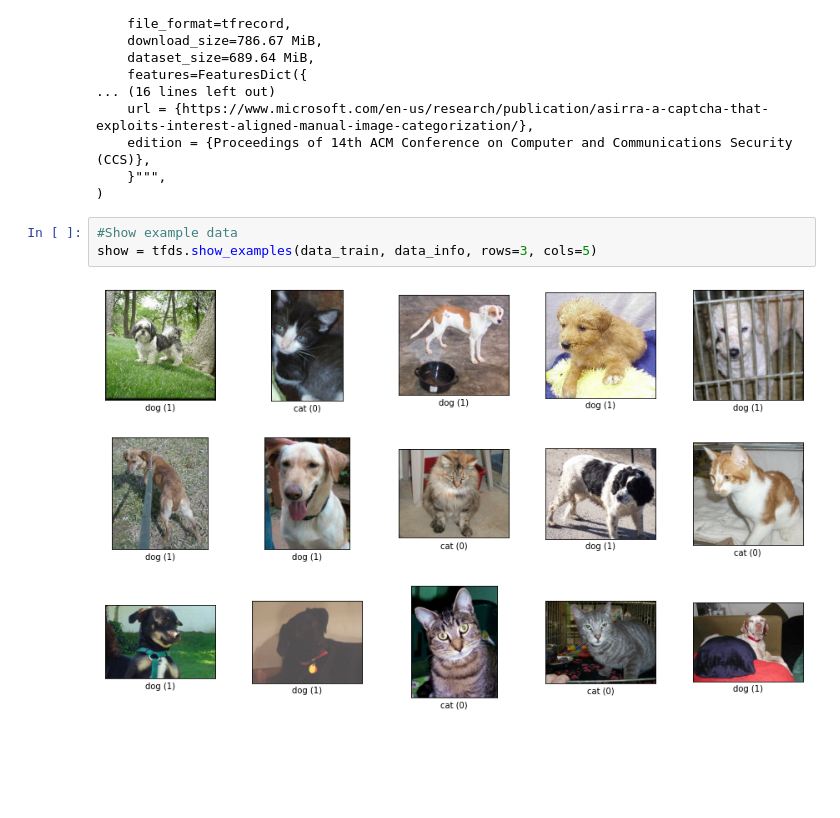
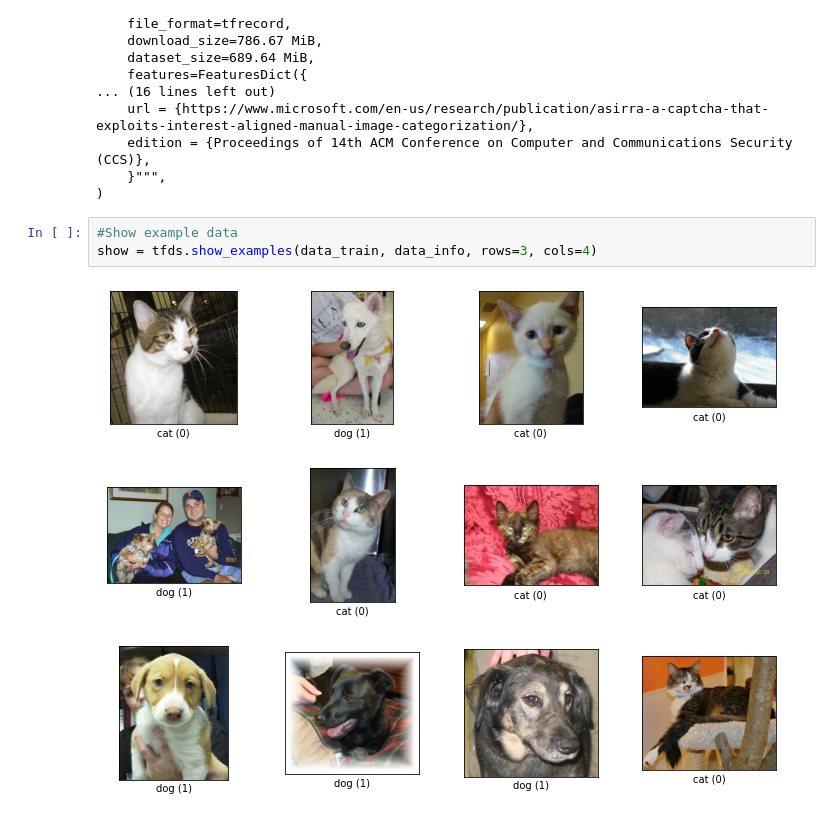
Before and after one commit to NervOUs11/Cat_or_Dog, a Jupyter notebook: CatVSDog.ipynb, the cells around one changed output. Drawn from its saved outputs; the diff is of its cells as text; blank space fills up the shorter version.

```diff
--- a/CatVSDog.ipynb
+++ b/CatVSDog.ipynb
@@ -33,6 +35,6 @@ tfds.core.DatasetInfo(
 )
 # %%
 #Show example data
-show = tfds.show_examples(data_train, data_info, rows=3, cols=5)
+show = tfds.show_examples(data_train, data_info, rows=3, cols=4)
 # %% [output]
-[figure, old version]
+[figure, new version]
```
Also changed, not shown: parts of 1 cell of this notebook.
